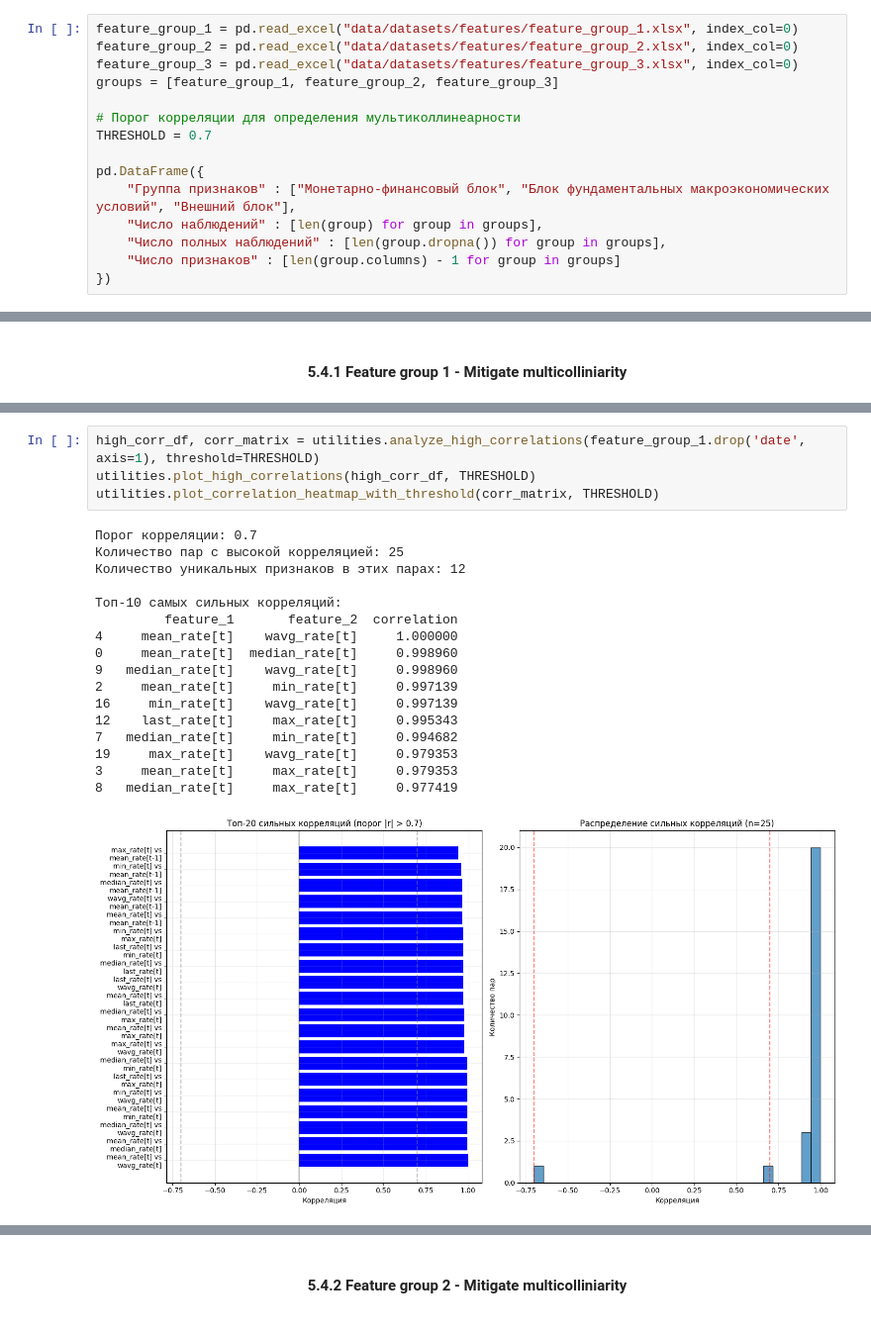
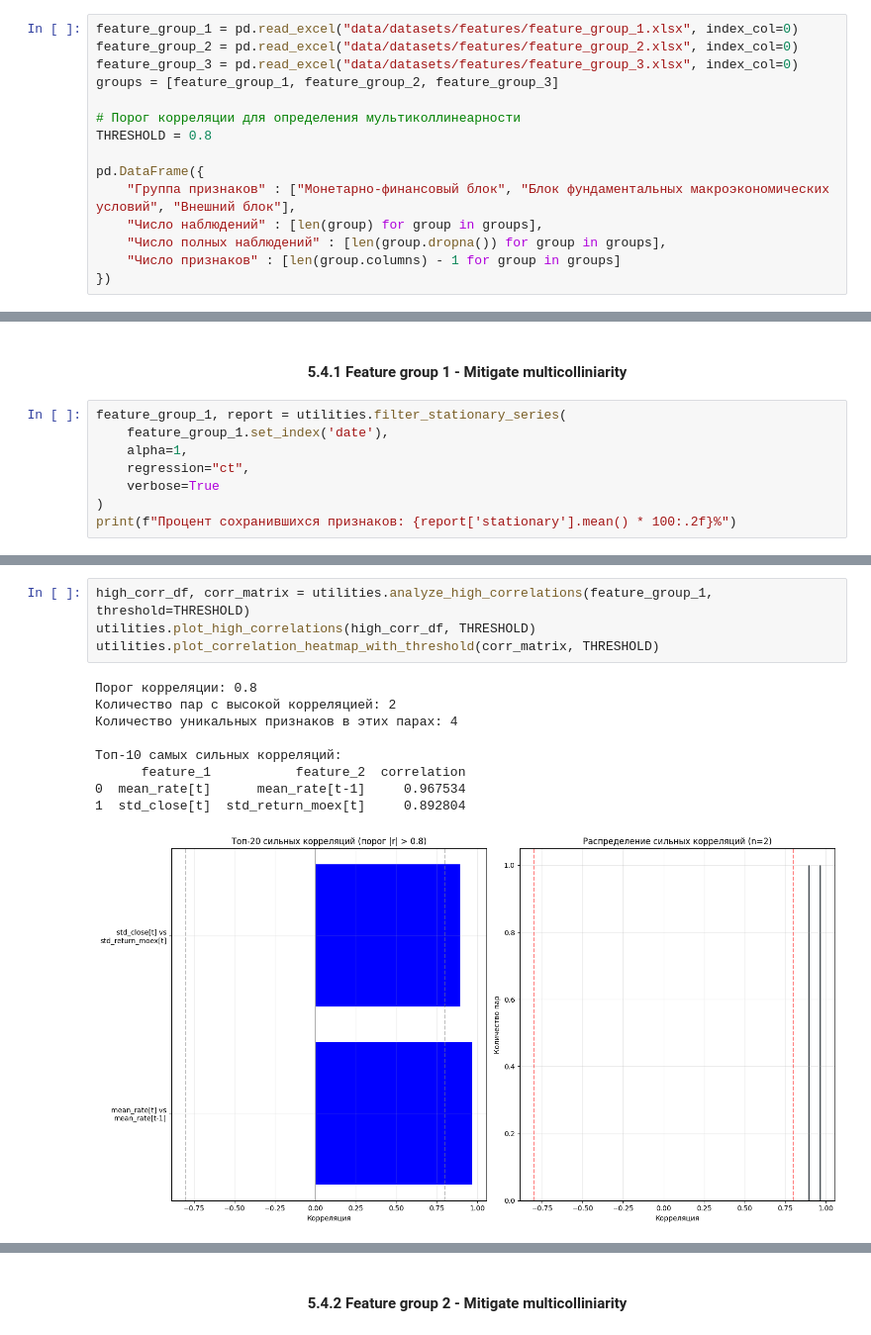
Before and after one commit to KoRoJIeBu4/REDUNDANCY-TESTS-OF-MOMENT-CONDITIONS-APPLIED-TO-MACROECONOMIC-MODELS, a Jupyter notebook: main.ipynb, the cells around one changed output, grey strips where cells are left out. Shown at 99% size. Drawn from its saved outputs; the diff is of its cells as text.

```diff
--- a/main.ipynb
+++ b/main.ipynb
@@ -524,7 +526,7 @@ feature_group_3 = pd.read_excel("data/datasets/features/feature_group_3.xlsx", i
 groups = [feature_group_1, feature_group_2, feature_group_3]
 
 # Порог корреляции для определения мультиколлинеарности
-THRESHOLD = 0.7
+THRESHOLD = 0.8
 
 pd.DataFrame({
     "Группа признаков" : ["Монетарно-финансовый блок", "Блок фундаментальных макроэкономических условий", "Внешний блок"],
@@ -539,3 +541,11 @@ pd.DataFrame({
 | 2 | Внешний блок | 88 | 87 | 14 |
 # %% [markdown]
 #### <center> 5.4.1 Feature group 1 - Mitigate multicolliniarity <center>
+# %%
+feature_group_1, report = utilities.filter_stationary_series(
+    feature_group_1.set_index('date'),
+    alpha=1,
+    regression="ct",
+    verbose=True
+)
+print(f"Процент сохранившихся признаков: {report['stationary'].mean() * 100:.2f}%")
@@ -542,22 +573,14 @@ pd.DataFrame({
 # %%
-high_corr_df, corr_matrix = utilities.analyze_high_correlations(feature_group_1.drop('date', axis=1), threshold=THRESHOLD)
+high_corr_df, corr_matrix = utilities.analyze_high_correlations(feature_group_1, threshold=THRESHOLD)
 utilities.plot_high_correlations(high_corr_df, THRESHOLD)
 utilities.plot_correlation_heatmap_with_threshold(corr_matrix, THRESHOLD)
 # %% [output]
-Порог корреляции: 0.7
-Количество пар с высокой корреляцией: 25
-Количество уникальных признаков в этих парах: 12
+Порог корреляции: 0.8
+Количество пар с высокой корреляцией: 2
+Количество уникальных признаков в этих парах: 4
 
 Топ-10 самых сильных корреляций:
-         feature_1       feature_2  correlation
-4     mean_rate[t]    wavg_rate[t]     1.000000
-0     mean_rate[t]  median_rate[t]     0.998960
-9   median_rate[t]    wavg_rate[t]     0.998960
-2     mean_rate[t]     min_rate[t]     0.997139
-16     min_rate[t]    wavg_rate[t]     0.997139
-12    last_rate[t]     max_rate[t]     0.995343
-7   median_rate[t]     min_rate[t]     0.994682
-19     max_rate[t]    wavg_rate[t]     0.979353
-3     mean_rate[t]     max_rate[t]     0.979353
-8   median_rate[t]     max_rate[t]     0.977419
+      feature_1           feature_2  correlation
+0  mean_rate[t]      mean_rate[t-1]     0.967534
+1  std_close[t]  std_return_moex[t]     0.892804
-[figure, old version]
+[figure, new version]
```
Also changed, not shown: parts of 55 cells of this notebook, 18 other files.
